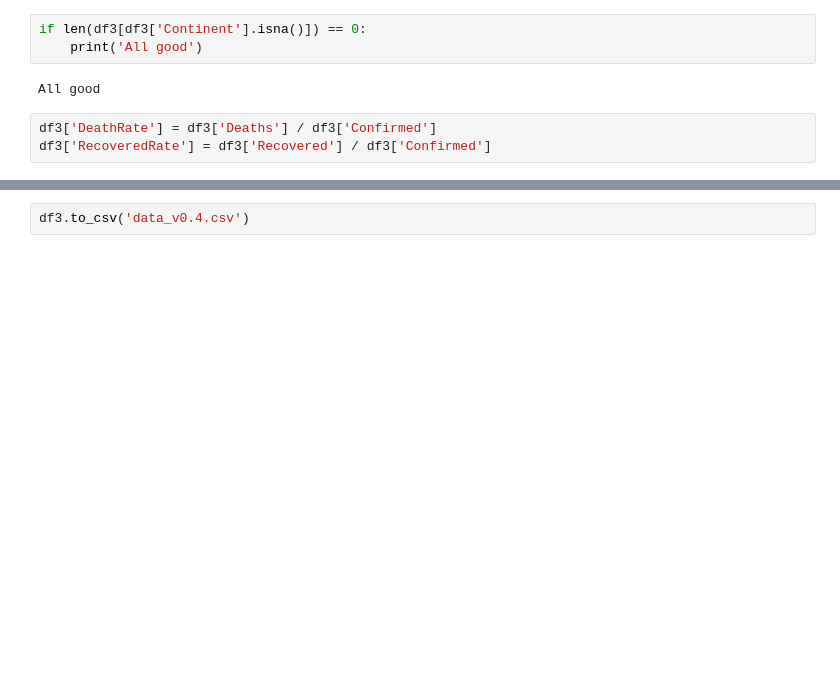
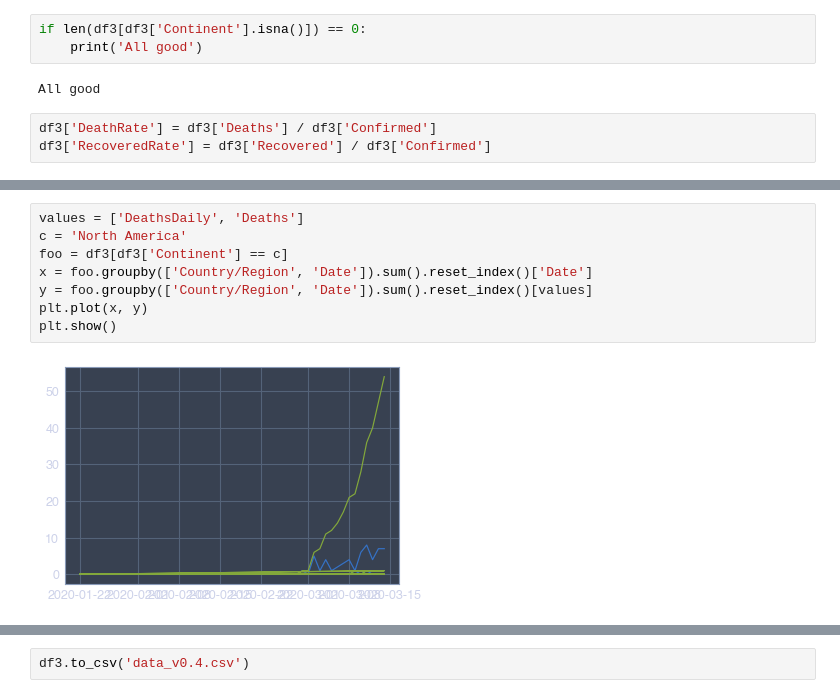
Before and after one commit to alex-rpd/nCoV2019, a Jupyter notebook: nCoV analysis.ipynb, the cells around one changed output, grey strips where cells are left out. Saved outputs shown, nothing was run; the diff lists cells and outputs as text; blank space fills up the shorter version.

```diff
--- a/nCoV analysis.ipynb
+++ b/nCoV analysis.ipynb
@@ -420,0 +172,10 @@ df3.head()
+# %%
+values = ['DeathsDaily', 'Deaths']
+c = 'North America'
+foo = df3[df3['Continent'] == c]
+x = foo.groupby(['Country/Region', 'Date']).sum().reset_index()['Date']
+y = foo.groupby(['Country/Region', 'Date']).sum().reset_index()[values]
+plt.plot(x, y)
+plt.show()
+# %% [output]
+[figure, added]
```
Also changed, not shown: parts of 23 cells of this notebook, 3 other files.
